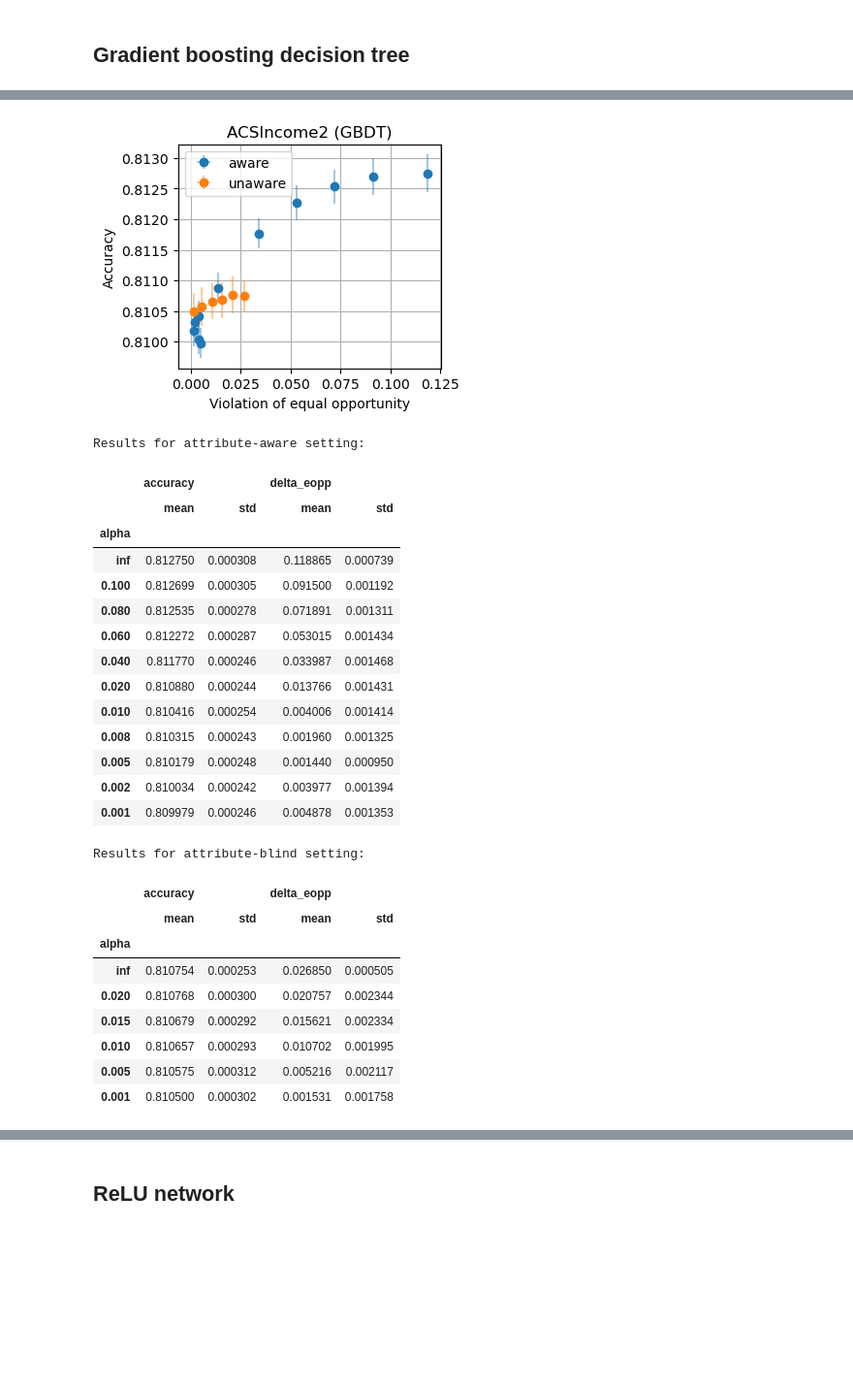
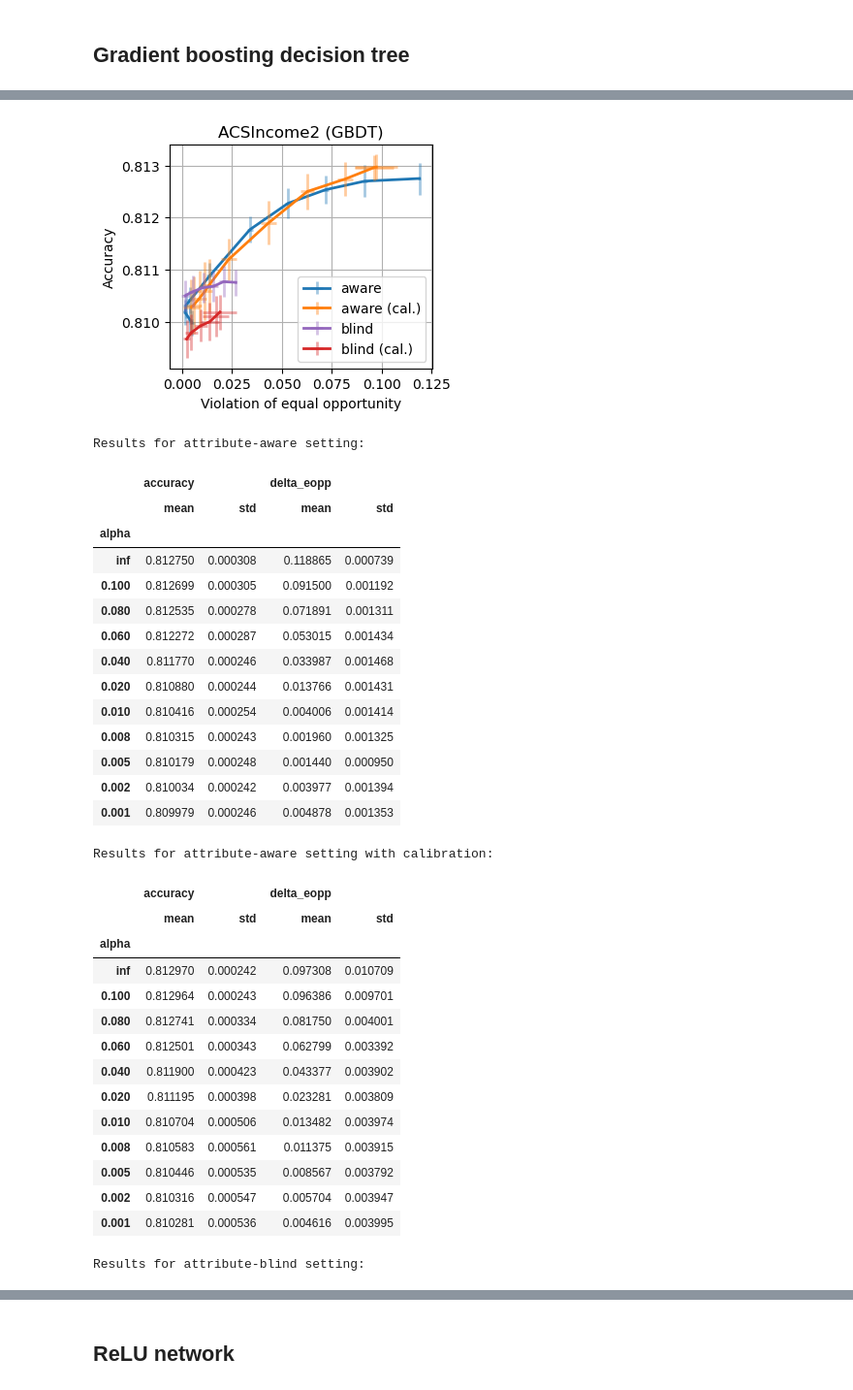
Before and after one commit to rxian/fair-classification, a Jupyter notebook: acsincome2.ipynb, the cells around one changed output, grey strips where cells are left out. Shown at 97% size. Saved outputs shown, nothing was run; the diff lists cells and outputs as text; code cells hidden in the pictures; blank space fills up the shorter version.

```diff
--- a/acsincome2.ipynb
+++ b/acsincome2.ipynb
@@ -1,4 +1,6 @@
 # %%
+from functools import partial
+
 import lightgbm
 import matplotlib.pyplot as plt
 import numpy as np
@@ -22,8 +24,11 @@ seeds = range(33, 38)
 seed_pretrain = 33
 
 # Settings for calibration
-split_ratio_calib = 0.3
-n_bins_calib = 70
+n_bins_calib = 100
+prior_strength_calib = 1
+calibrator_factory = partial(BinningCalibrator,
+                             n_bins=n_bins_calib,
+                             prior_strength=prior_strength_calib)
 
 max_workers = 32
 device = torch.device("cuda") if torch.cuda.is_available() else torch.device(
@@ -458,36 +733,80 @@ Results for attribute-blind setting:
 # %%
 ## Post-processing for equal opportunity
 
 df_aware = utils.postprocess_and_evaluate(
     [np.inf, 0.1, 0.08, 0.06, 0.04, 0.02, 0.01, 0.008, 0.005, 0.002, 0.001],
     seeds,
     'eopp',
     ['accuracy', 'delta_eopp'],
     **postprocess_kwargs,
 )
+df_aware_cal = utils.postprocess_and_evaluate(
+    [np.inf, 0.1, 0.08, 0.06, 0.04, 0.02, 0.01, 0.008, 0.005, 0.002, 0.001],
+    seeds,
+    'eopp',
+    ['accuracy', 'delta_eopp'],
+    calibrator_factory=calibrator_factory,
+    **postprocess_kwargs,
+)
 df_blind = utils.postprocess_and_evaluate(
     [np.inf, 0.02, 0.015, 0.01, 0.005, 0.001],
     seeds,
     'eopp',
     ['accuracy', 'delta_eopp'],
     **postprocess_u_kwargs,
 )
+df_blind_cal = utils.postprocess_and_evaluate(
+    [np.inf, 0.02, 0.015, 0.01, 0.005, 0.001],
+    seeds,
+    'eopp',
+    ['accuracy', 'delta_eopp'],
+    calibrator_factory=calibrator_factory,
+    **postprocess_u_kwargs,
+)
 
 fig, ax = plt.subplots(1, 1, figsize=(3.5, 3))
-utils.plot_results(ax, df_aware, 'delta_eopp', 'accuracy', label='aware')
-utils.plot_results(ax, df_blind, 'delta_eopp', 'accuracy', label='unaware')
+utils.plot_results(ax,
+                   df_aware,
+                   'delta_eopp',
+                   'accuracy',
+                   label='aware',
+                   zorder=10)
+utils.plot_results(ax,
+                   df_aware_cal,
+                   'delta_eopp',
+                   'accuracy',
+                   label='aware (cal.)',
+                   zorder=20)
+utils.plot_results(ax,
+                   df_blind,
+                   'delta_eopp',
+                   'accuracy',
+                   label='blind',
+                   color='tab:purple',
+                   zorder=40)
+utils.plot_results(ax,
+                   df_blind_cal,
+                   'delta_eopp',
+                   'accuracy',
+                   label='blind (cal.)',
+                   color='tab:red',
+                   zorder=30)
 ax.set_xlabel("Violation of equal opportunity")
 ax.set_ylabel("Accuracy")
 ax.set_title("ACSIncome2 (GBDT)")
 ax.legend()
 plt.show()
 
 print("Results for attribute-aware setting:")
 display(df_aware)
+print("Results for attribute-aware setting with calibration:")
+display(df_aware_cal)
 print("Results for attribute-blind setting:")
 display(df_blind)
+print("Results for attribute-blind setting with calibration:")
+display(df_blind_cal)
 # %% [output]
-[figure, old version]
+[figure, new version]
 Results for attribute-aware setting:
 |  | accuracy |  | delta_eopp |  |
 |  | mean | std | mean | std |
@@ -503,13 +822,19 @@ Results for attribute-aware setting:
 | 0.005 | 0.810179 | 0.000248 | 0.001440 | 0.000950 |
 | 0.002 | 0.810034 | 0.000242 | 0.003977 | 0.001394 |
 | 0.001 | 0.809979 | 0.000246 | 0.004878 | 0.001353 |
-Results for attribute-blind setting:
+Results for attribute-aware setting with calibration:
 |  | accuracy |  | delta_eopp |  |
 |  | mean | std | mean | std |
 | alpha |  |  |  |  |
-| inf | 0.810754 | 0.000253 | 0.026850 | 0.000505 |
-| 0.020 | 0.810768 | 0.000300 | 0.020757 | 0.002344 |
-| 0.015 | 0.810679 | 0.000292 | 0.015621 | 0.002334 |
-| 0.010 | 0.810657 | 0.000293 | 0.010702 | 0.001995 |
-| 0.005 | 0.810575 | 0.000312 | 0.005216 | 0.002117 |
-| 0.001 | 0.810500 | 0.000302 | 0.001531 | 0.001758 |
+| inf | 0.812970 | 0.000242 | 0.097308 | 0.010709 |
+| 0.100 | 0.812964 | 0.000243 | 0.096386 | 0.009701 |
+| 0.080 | 0.812741 | 0.000334 | 0.081750 | 0.004001 |
+| 0.060 | 0.812501 | 0.000343 | 0.062799 | 0.003392 |
+| 0.040 | 0.811900 | 0.000423 | 0.043377 | 0.003902 |
+| 0.020 | 0.811195 | 0.000398 | 0.023281 | 0.003809 |
+| 0.010 | 0.810704 | 0.000506 | 0.013482 | 0.003974 |
+| 0.008 | 0.810583 | 0.000561 | 0.011375 | 0.003915 |
+| 0.005 | 0.810446 | 0.000535 | 0.008567 | 0.003792 |
+| 0.002 | 0.810316 | 0.000547 | 0.005704 | 0.003947 |
+| 0.001 | 0.810281 | 0.000536 | 0.004616 | 0.003995 |
+Results for attribute-blind setting:
```
Also changed, not shown: parts of 32 cells of this notebook, 8 other files.
